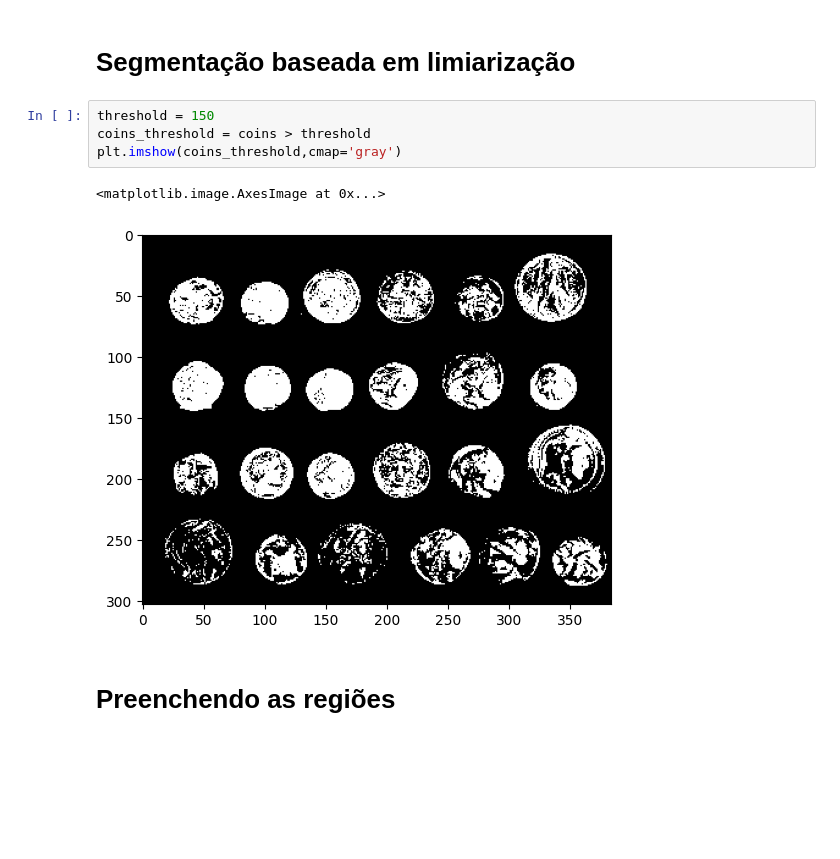
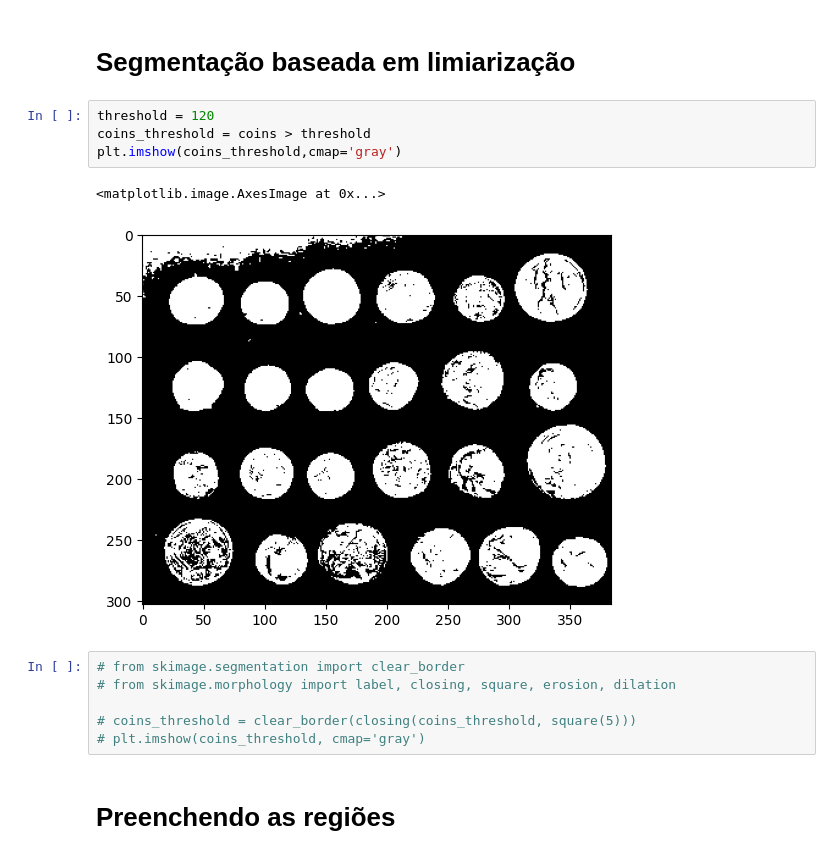
Before and after one commit to rafaluz/TOPICOS-ESPECIAIS-M6, a Jupyter notebook: 3 - Processamento de imagens/3 - segmentacao/1 - Segmentacao_por_limiarizacao.ipynb, the cells around one changed output. Cells and saved outputs as stored; diff of their text form; blank space fills up the shorter version.

```diff
--- a/3 - Processamento de imagens/3 - segmentacao/1 - Segmentacao_por_limiarizacao.ipynb
+++ b/3 - Processamento de imagens/3 - segmentacao/1 - Segmentacao_por_limiarizacao.ipynb
@@ -12,12 +12,18 @@ plt.imshow(coins,cmap='gray')
 # %% [markdown]
 # Segmentação baseada em limiarização
 # %%
-threshold = 150
+threshold = 120
 coins_threshold = coins > threshold
 plt.imshow(coins_threshold,cmap='gray')
 # %% [output]
 <matplotlib.image.AxesImage at 0x...>
-[figure, old version]
+[figure, new version]
+# %%
+# from skimage.segmentation import clear_border
+# from skimage.morphology import label, closing, square, erosion, dilation
+
+# coins_threshold = clear_border(closing(coins_threshold, square(5)))
+# plt.imshow(coins_threshold, cmap='gray')
 # %% [markdown]
 # Preenchendo as regiões
 # %%
```
Also changed, not shown: parts of 2 cells of this notebook.
